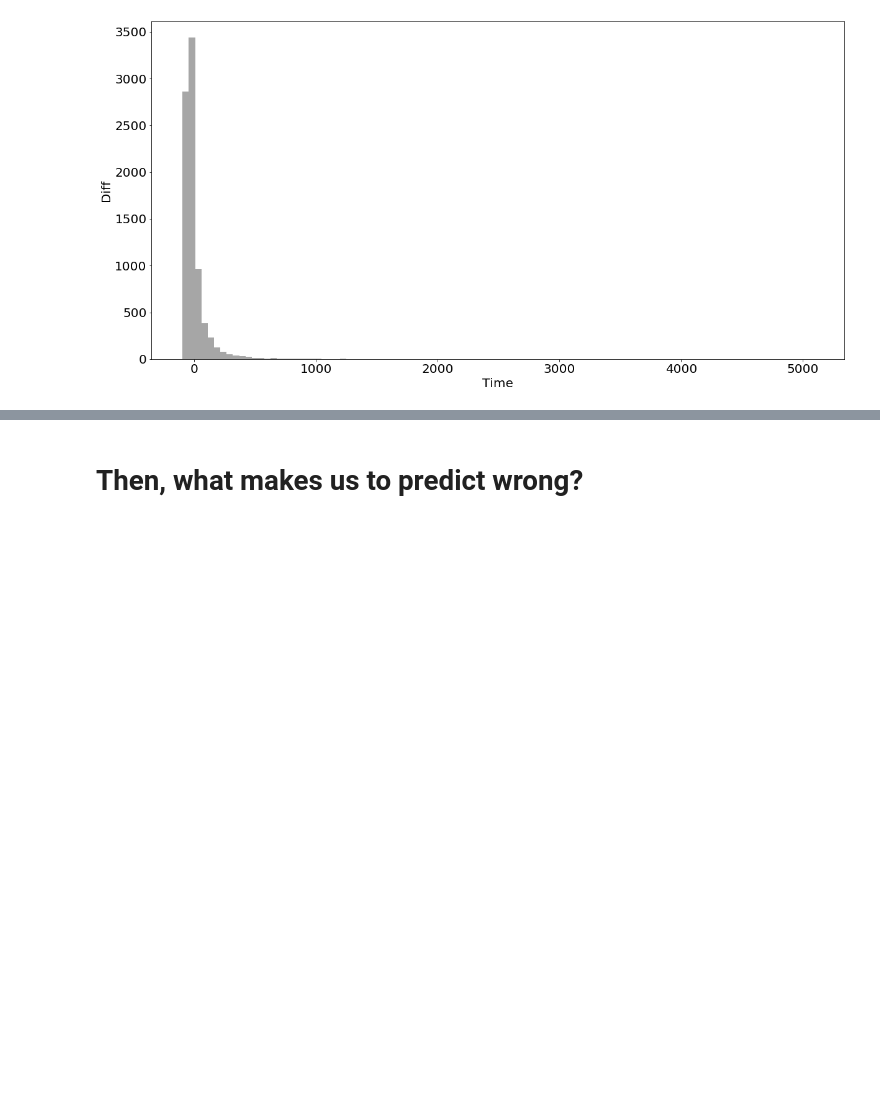
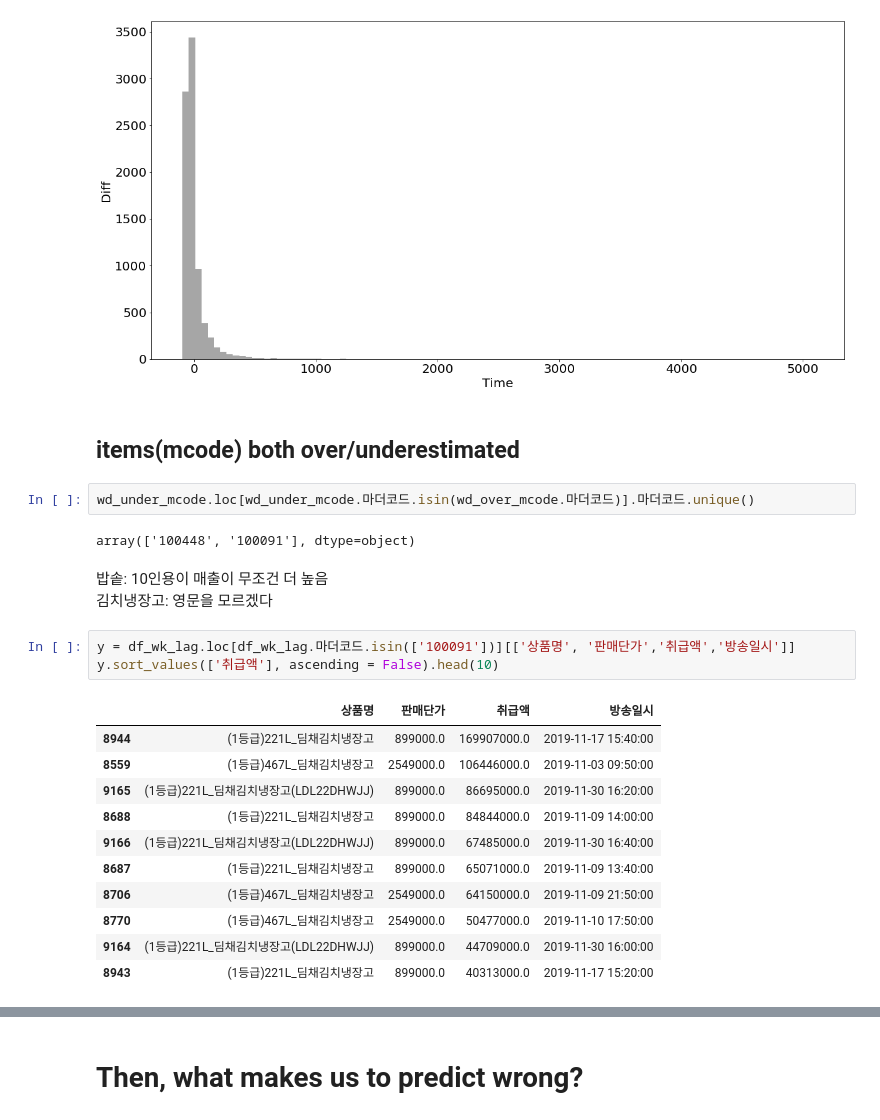
Before and after one commit to Seungmi122/bigcon2020_sales_forecasting, a Jupyter notebook: eda/residual_analysis.ipynb, the cells around one changed output, grey strips where cells are left out. Saved outputs shown, nothing was run; the diff lists cells and outputs as text; blank space fills up the shorter version.

```diff
--- a/eda/residual_analysis.ipynb
+++ b/eda/residual_analysis.ipynb
@@ -421,3 +423,27 @@ plt.ylabel('Diff', fontsize=20)
 # %% [output]
 Text(0, 0.5, 'Diff')
 [figure]
+# %% [markdown]
+## items(mcode) both over/underestimated
+# %%
+wd_under_mcode.loc[wd_under_mcode.마더코드.isin(wd_over_mcode.마더코드)].마더코드.unique()
+# %% [output]
+array(['100448', '100091'], dtype=object)
+# %% [markdown]
+밥솥: 10인용이 매출이 무조건 더 높음<br/>
+김치냉장고: 영문을 모르겠다<br/>
+# %%
+y = df_wk_lag.loc[df_wk_lag.마더코드.isin(['100091'])][['상품명', '판매단가','취급액','방송일시']]
+y.sort_values(['취급액'], ascending = False).head(10)
+# %% [output]
+|  | 상품명 | 판매단가 | 취급액 | 방송일시 |
+| 8944 | (1등급)221L_딤채김치냉장고 | 899000.0 | 169907000.0 | 2019-11-17 15:40:00 |
+| 8559 | (1등급)467L_딤채김치냉장고 | 2549000.0 | 106446000.0 | 2019-11-03 09:50:00 |
+| 9165 | (1등급)221L_딤채김치냉장고(LDL22DHWJJ) | 899000.0 | 86695000.0 | 2019-11-30 16:20:00 |
+| 8688 | (1등급)221L_딤채김치냉장고 | 899000.0 | 84844000.0 | 2019-11-09 14:00:00 |
+| 9166 | (1등급)221L_딤채김치냉장고(LDL22DHWJJ) | 899000.0 | 67485000.0 | 2019-11-30 16:40:00 |
+| 8687 | (1등급)221L_딤채김치냉장고 | 899000.0 | 65071000.0 | 2019-11-09 13:40:00 |
+| 8706 | (1등급)467L_딤채김치냉장고 | 2549000.0 | 64150000.0 | 2019-11-09 21:50:00 |
+| 8770 | (1등급)467L_딤채김치냉장고 | 2549000.0 | 50477000.0 | 2019-11-10 17:50:00 |
+| 9164 | (1등급)221L_딤채김치냉장고(LDL22DHWJJ) | 899000.0 | 44709000.0 | 2019-11-30 16:00:00 |
+| 8943 | (1등급)221L_딤채김치냉장고 | 899000.0 | 40313000.0 | 2019-11-17 15:20:00 |
```
Also changed, not shown: parts of 3 cells of this notebook.
